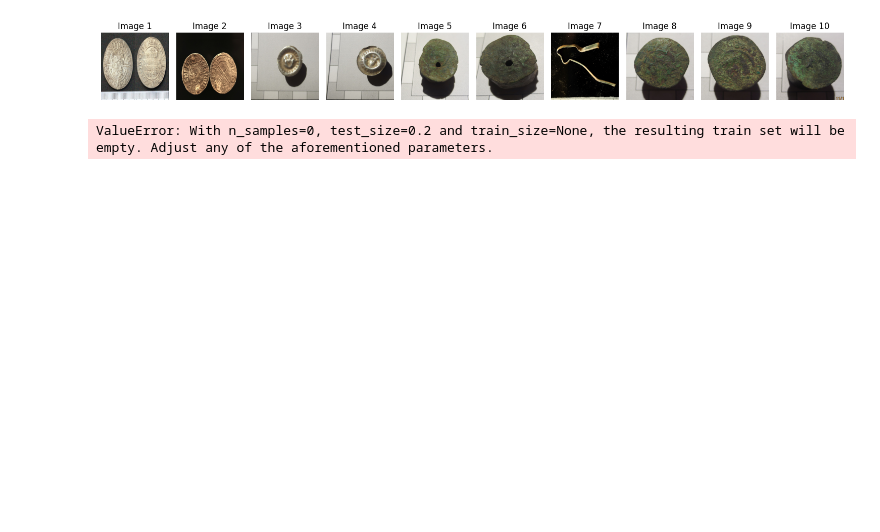
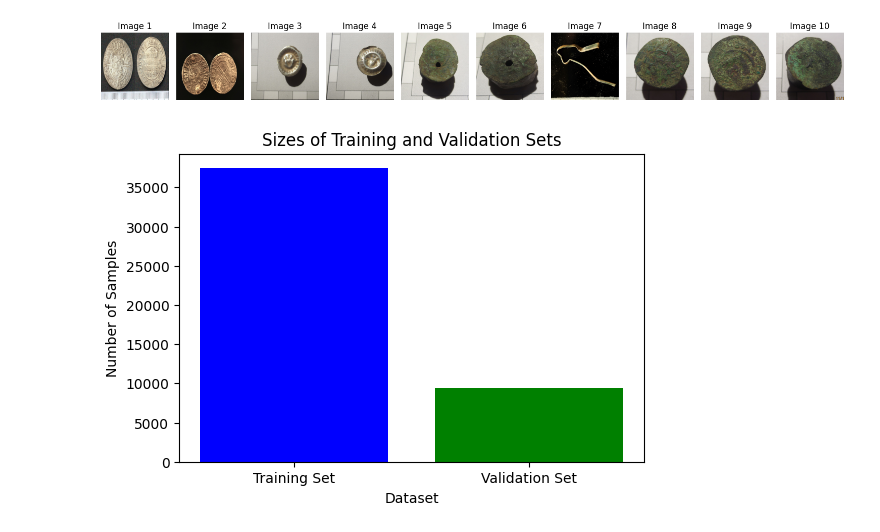
Before and after one commit to 5kj41d/Classification-and-3D-reconstruction-of-archaeological-artifacts, a Jupyter notebook: 1stVersionCNN.ipynb, the cells around one changed output. Saved outputs shown, nothing was run; the diff lists cells and outputs as text; code cells hidden in the pictures; blank space fills up the shorter version.

Commit message:
Randomly load images for training init. Does not work yet TODO. Build CNN afterwards

```diff
--- a/1stVersionCNN.ipynb
+++ b/1stVersionCNN.ipynb
@@ -148,31 +180,27 @@ plt.show()
 # %% [output]
 [figure]
 # %%
-#TODO: https://www.tensorflow.org/tutorials/images/cnn#compile_and_train_the_model
-#Size of image for CNN is usually around 64x64 or 256x256
-#Augment data: Change image properties like angling etc for more robust model.
-    #First try without to see overfitting?
-
 # Split data into training and validation sets, X being feature data and y being labels:
 # _train is for training the model and _val us for validation. <- We split these.
-X_train, X_val, y_train, y_val = train_test_split(image_data, binary_labels, test_size=0.2, random_state=42)
+X_train, X_val, y_train, y_val = train_test_split(dataset_verified, dataset_verified, test_size=0.2, random_state=42)
+# TODO: FIX DATA SPLIT!
 
-# Calculate the sizes of the training and validation sets
+# Calculate the sizes of the training and validation sets after splitting
 training_size = len(X_train)
 validation_size = len(X_val)
 
 # Create labels for the bars
 labels = ['Training Set', 'Validation Set']
 
 # Create a list of the sizes
 sizes = [training_size, validation_size]
 
 # Create a bar chart
 plt.figure(figsize=(6, 4))  # Adjust the figure size as needed
 plt.bar(labels, sizes, color=['blue', 'green'])
 plt.xlabel('Dataset')
 plt.ylabel('Number of Samples')
 plt.title('Sizes of Training and Validation Sets')
 plt.show()
 # %% [output]
-ValueError: With n_samples=0, test_size=0.2 and train_size=None, the resulting train set will be empty. Adjust any of the aforementioned parameters.
+[figure, added]
```
Also changed, not shown: parts of 4 cells of this notebook.
